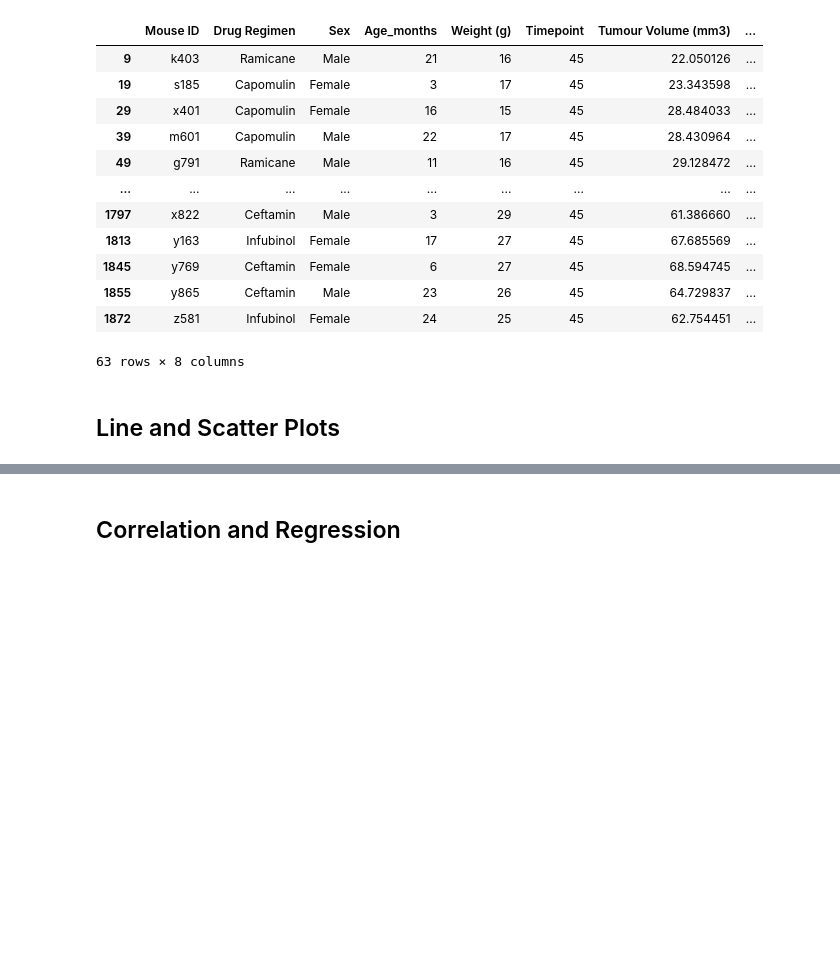
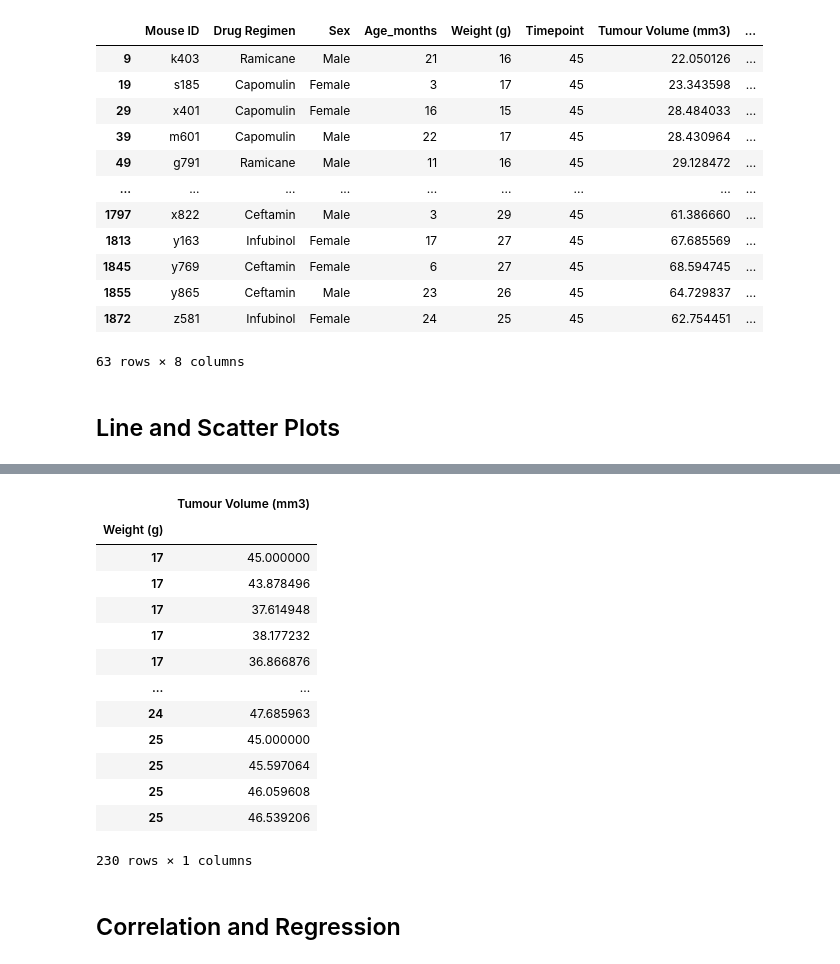
Before and after one commit to MarDuo2022/Matplotlib-challenge, a Jupyter notebook: Pymaceuticals/pymaceuticals_starter221022md.ipynb, the cells around one changed output, grey strips where cells are left out. Cells and saved outputs as stored; diff of their text form; code cells hidden in the pictures; blank space fills up the shorter version.

```diff
--- a/Pymaceuticals/pymaceuticals_starter221022md.ipynb
+++ b/Pymaceuticals/pymaceuticals_starter221022md.ipynb
@@ -211,3 +221,24 @@ df_filter4drugs_Maxtime
+# %%
+# Generate a scatter plot of average tumour volume vs. mouse weight for the Capomulin regimen
+df_Capomulin=df2.loc[df2['Drug Regimen']=='Capomulin',['Weight (g)','Tumour Volume (mm3)']]
+df_Capomulin_4plot=df_Capomulin.set_index('Weight (g)')
+    # ???? what is meant by average tumour volume (within each mouse?
+    # or average tumour volume of the entire capomulin; if the later how can we have scatter tumour vol?)
+# %% [output]
+|  | Tumour Volume (mm3) |
+| Weight (g) |  |
+| 17 | 45.000000 |
+| 17 | 43.878496 |
+| 17 | 37.614948 |
+| 17 | 38.177232 |
+| 17 | 36.866876 |
+| ... | ... |
+| 24 | 47.685963 |
+| 25 | 45.000000 |
+| 25 | 45.597064 |
+| 25 | 46.059608 |
+| 25 | 46.539206 |
+230 rows × 1 columns
 # %% [markdown]
 ## Correlation and Regression
 # %%
```
Also changed, not shown: parts of 4 cells of this notebook, 1 other file.
